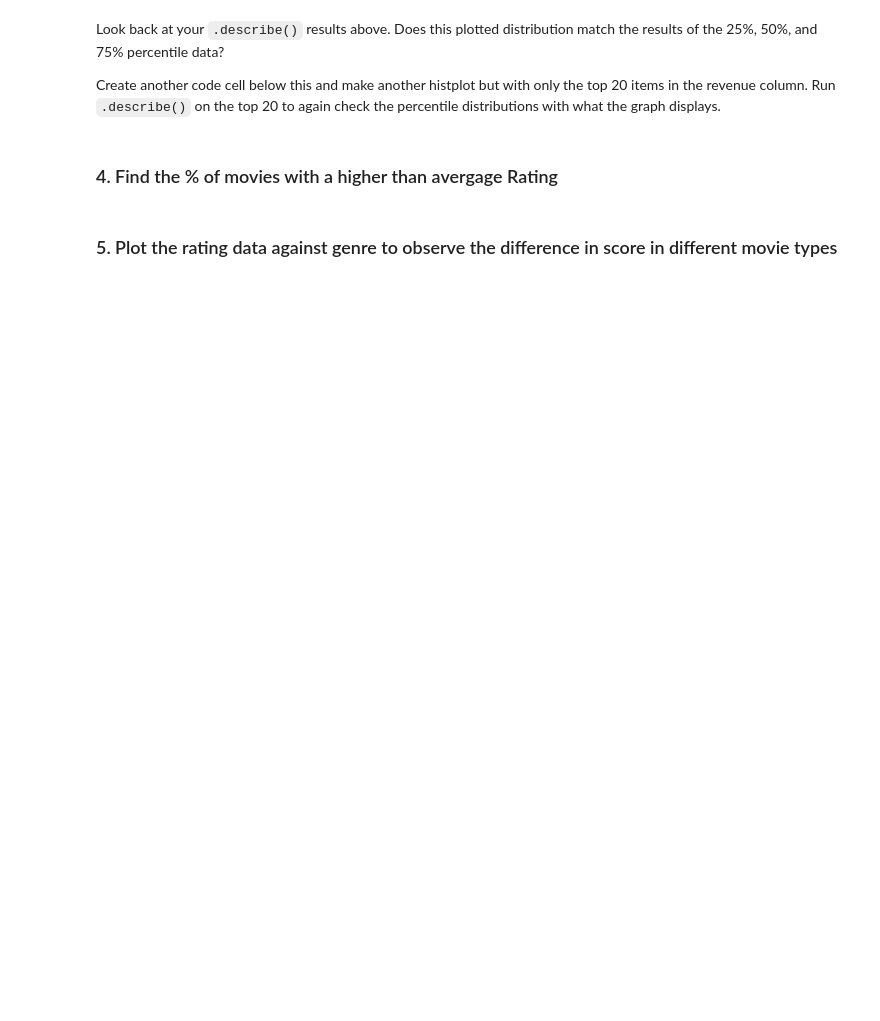
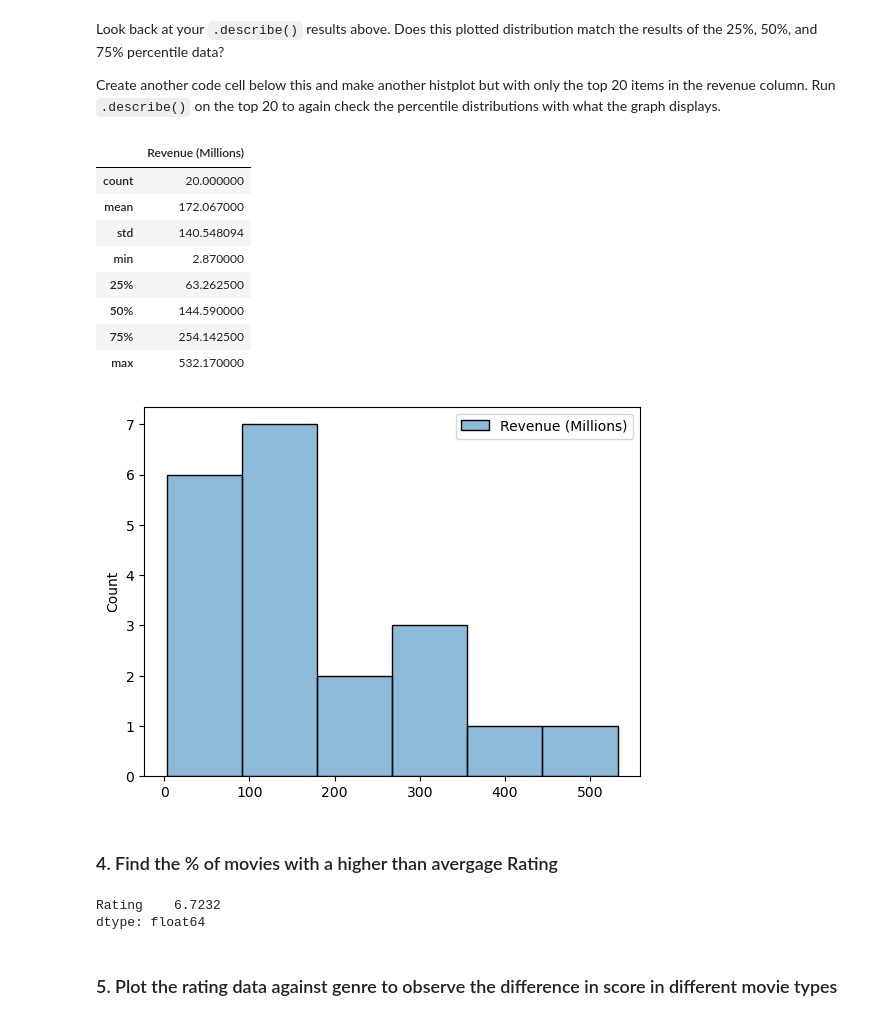
Before and after one commit to rnahackett/EDA_pt2_studio, a Jupyter notebook: EDApt2-Studio.ipynb, the cells around one changed output. Drawn from its saved outputs; the diff is of its cells as text; code cells hidden in the pictures; blank space fills up the shorter version.

```diff
--- a/EDApt2-Studio.ipynb
+++ b/EDApt2-Studio.ipynb
@@ -125,8 +193,28 @@ Hint: look at the count result above and compare that with the ``Length`` return
 Look back at your ``.describe()`` results above. Does this plotted distribution match the results of the 25%, 50%, and 75% percentile data?
 
 Create another code cell below this and make another histplot but with only the top 20 items in the revenue column. Run ``.describe()`` on the top 20 to again check the percentile distributions with what the graph displays.
+# %%
+sns.histplot(data.iloc[0:21][['Revenue (Millions)']])
+(data.iloc[0:21][['Revenue (Millions)']]).describe()
+# %% [output]
+|  | Revenue (Millions) |
+| count | 20.000000 |
+| mean | 172.067000 |
+| std | 140.548094 |
+| min | 2.870000 |
+| 25% | 63.262500 |
+| 50% | 144.590000 |
+| 75% | 254.142500 |
+| max | 532.170000 |
+[figure, added]
 # %% [markdown]
 ### 4. Find the % of movies with a higher than avergage Rating
 # %%
 # create a variable called mean_rating.
 # assign mean_rating the result of running ``.mean()`` on the rating column.
+
+mean_rating = data[["Rating"]].mean()
+print(mean_rating)
+# %% [output]
+Rating    6.7232
+dtype: float64
```
Also changed, not shown: parts of 15 cells of this notebook.
